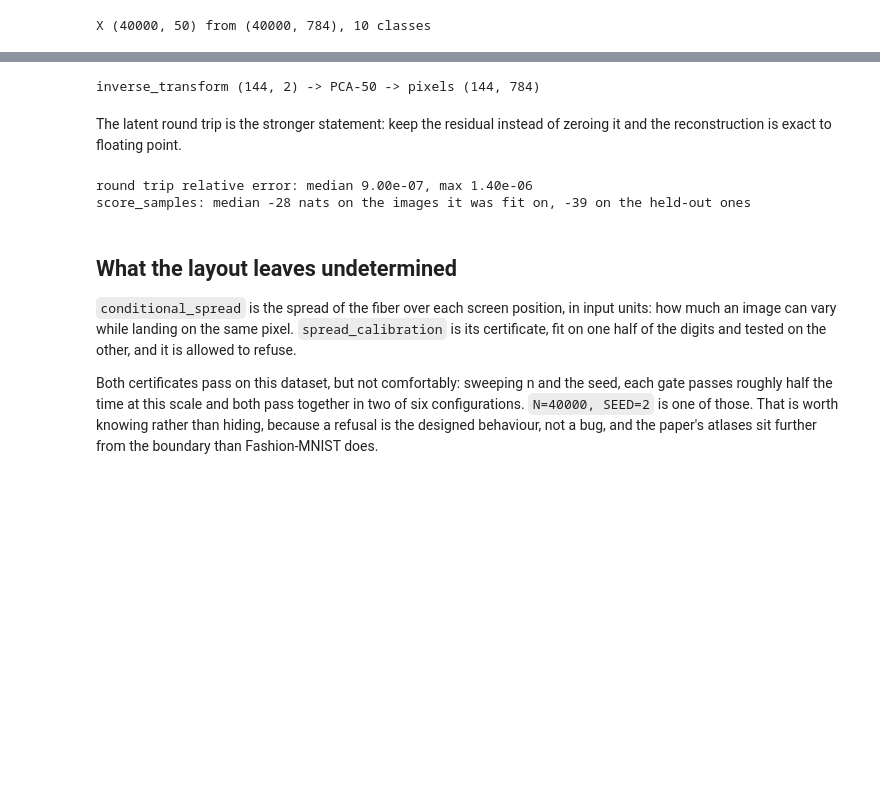
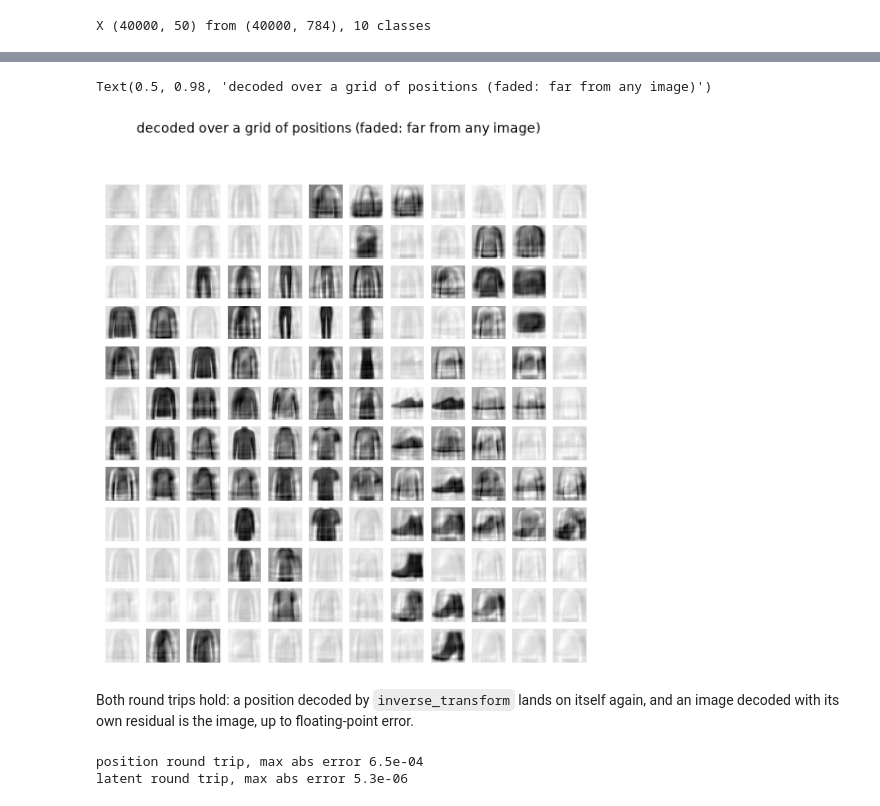
Before and after one commit to daenuprobst/flodr, a Jupyter notebook: examples/quickstart.ipynb, the cells around one changed output, grey strips where cells are left out. Drawn from its saved outputs; the diff is of its cells as text; code cells hidden in the pictures; blank space fills up the shorter version.

```diff
--- a/examples/quickstart.ipynb
+++ b/examples/quickstart.ipynb
@@ -116,58 +94,34 @@ digit shapes, including the positions between clusters where nothing real lives.
 # %%
 n_grid = 12
 lo, hi = np.percentile(Y, [1.5, 98.5], axis=0)
-gx, gy = np.meshgrid(np.linspace(lo[0], hi[0], n_grid),
-                     np.linspace(hi[1], lo[1], n_grid))
+gx, gy = np.meshgrid(np.linspace(lo[0], hi[0], n_grid), np.linspace(hi[1], lo[1], n_grid))
 grid = np.column_stack([gx.ravel(), gy.ravel()]).astype(np.float32)
 
-decoded = to_pixels(model.inverse_transform(grid))
-print(f"inverse_transform {grid.shape} -> PCA-50 -> pixels {decoded.shape}")
+Z_train = model.transform_latent(X[train_idx])
+dist, nn = cKDTree(Z_train[:, :2]).query(grid, k=15)
+Z_grid = Z_train[nn].mean(1)
+Z_grid[:, :2] = grid
+decoded = to_pixels(model.inverse_latent(Z_grid))
+far = dist[:, 0] > np.percentile(dist[:, 0], 55)
 
-# how far each grid cell sits from real data, to mark the ones that decode nothing real
-from scipy.spatial import cKDTree
-dist = cKDTree(Y).query(grid, k=1)[0]
-occupied = dist < np.percentile(dist, 55)
-
-with plt.rc_context(viz.RC):
-    fig, axes = plt.subplots(n_grid, n_grid, figsize=(6.6, 6.6))
-    for cell, ax in enumerate(axes.ravel()):
-        ax.imshow(decoded[cell].reshape(28, 28), cmap="gray_r",
-                  alpha=1.0 if occupied[cell] else 0.25)
-        ax.set_xticks([]); ax.set_yticks([])
-        for spine in ax.spines.values():
-            spine.set_visible(False)
-    fig.suptitle("inverse_transform over a grid of screen positions\n"
-                 "(faded cells are far from any real image)", fontsize=10)
-    fig.tight_layout(rect=(0, 0, 1, 0.94))
+fig, axes = plt.subplots(n_grid, n_grid, figsize=(6.6, 6.6))
+for img, f, ax in zip(decoded, far, axes.ravel()):
+    ax.imshow(img.reshape(28, 28), cmap="gray_r", alpha=0.25 if f else 1.0)
+    ax.axis("off")
+fig.suptitle("decoded over a grid of positions (faded: far from any image)", fontsize=10)
 # %% [output]
-inverse_transform (144, 2) -> PCA-50 -> pixels (144, 784)
+Text(0.5, 0.98, 'decoded over a grid of positions (faded: far from any image)')
+[figure, added]
 # %% [markdown]
-The latent round trip is the stronger statement: keep the residual instead of zeroing it
-and the reconstruction is exact to floating point.
+Both round trips hold: a position decoded by `inverse_transform` lands on itself again, and an image decoded with its
+own residual is the image, up to floating-point error.
 # %%
-Z = model._forward(X[train_idx][:200])
-back = model.inverse_coords(Z)
-rel = np.linalg.norm(back - X[train_idx][:200], axis=1) / np.maximum(
-    np.linalg.norm(X[train_idx][:200], axis=1), 1e-12)
-print(f"round trip relative error: median {np.median(rel):.2e}, max {rel.max():.2e}")
+Y_back = model.transform(model.inverse_transform(Y[:200]))
+print(f"position round trip, max abs error {np.abs(Y_back - Y[:200]).max():.1e}")
 
-logp_train = model.score_samples(X[train_idx])
-logp_test = model.score_samples(X[test_idx])
-print(f"score_samples: median {np.median(logp_train):.0f} nats on the images it was fit "
-      f"on, {np.median(logp_test):.0f} on the held-out ones")
+Z = model.transform_latent(X[train_idx][:200])
+err = np.abs(model.inverse_latent(Z) - X[train_idx][:200]).max()
+print(f"latent round trip, max abs error {err:.1e}")
 # %% [output]
-round trip relative error: median 9.00e-07, max 1.40e-06
-score_samples: median -28 nats on the images it was fit on, -39 on the held-out ones
+position round trip, max abs error 6.5e-04
+latent round trip, max abs error 5.3e-06
-# %% [markdown]
-## What the layout leaves undetermined
-
-`conditional_spread` is the spread of the fiber over each screen position, in input units:
-how much an image can vary while landing on the same pixel. `spread_calibration` is its
-certificate, fit on one half of the digits and tested on the other, and it is allowed to
-refuse.
-
-Both certificates pass on this dataset, but not comfortably: sweeping n and the seed, each
-gate passes roughly half the time at this scale and both pass together in two of six
-configurations. `N=40000, SEED=2` is one of those. That is worth knowing rather than
-hiding, because a refusal is the designed behaviour, not a bug, and the paper's atlases sit
-further from the boundary than Fashion-MNIST does.
```
Also changed, not shown: parts of 25 cells of this notebook, 1 other file.
